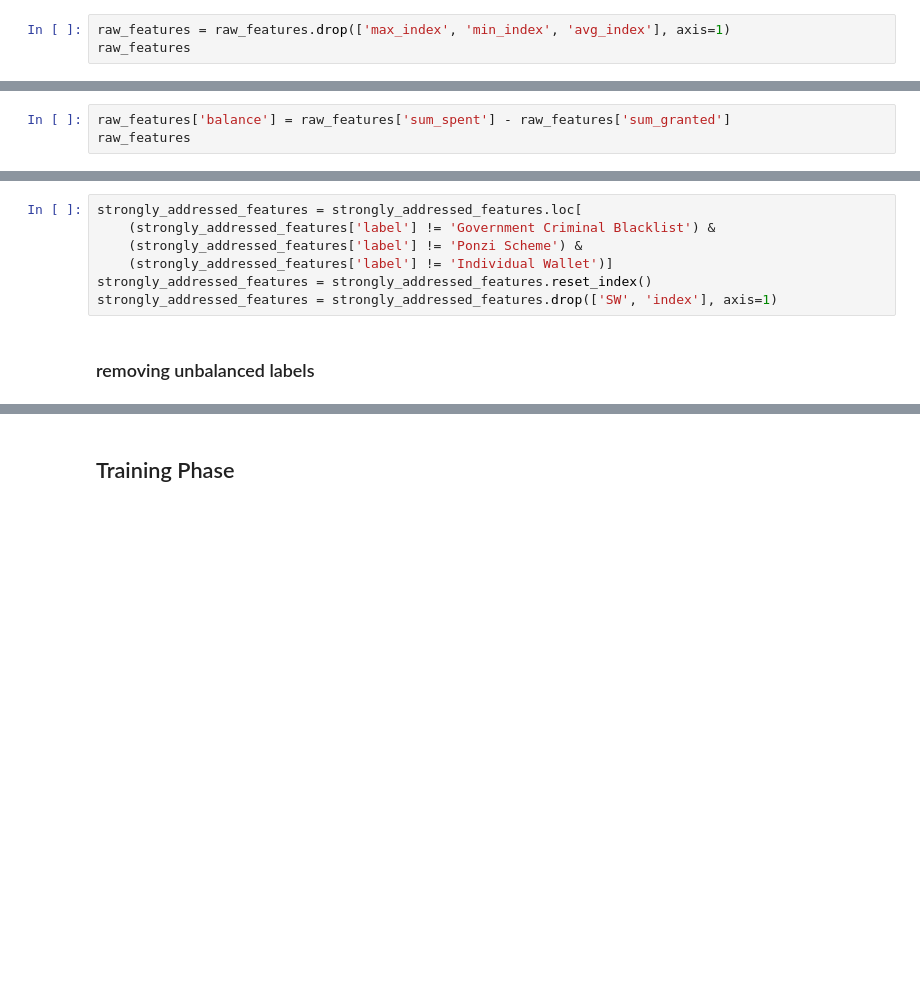
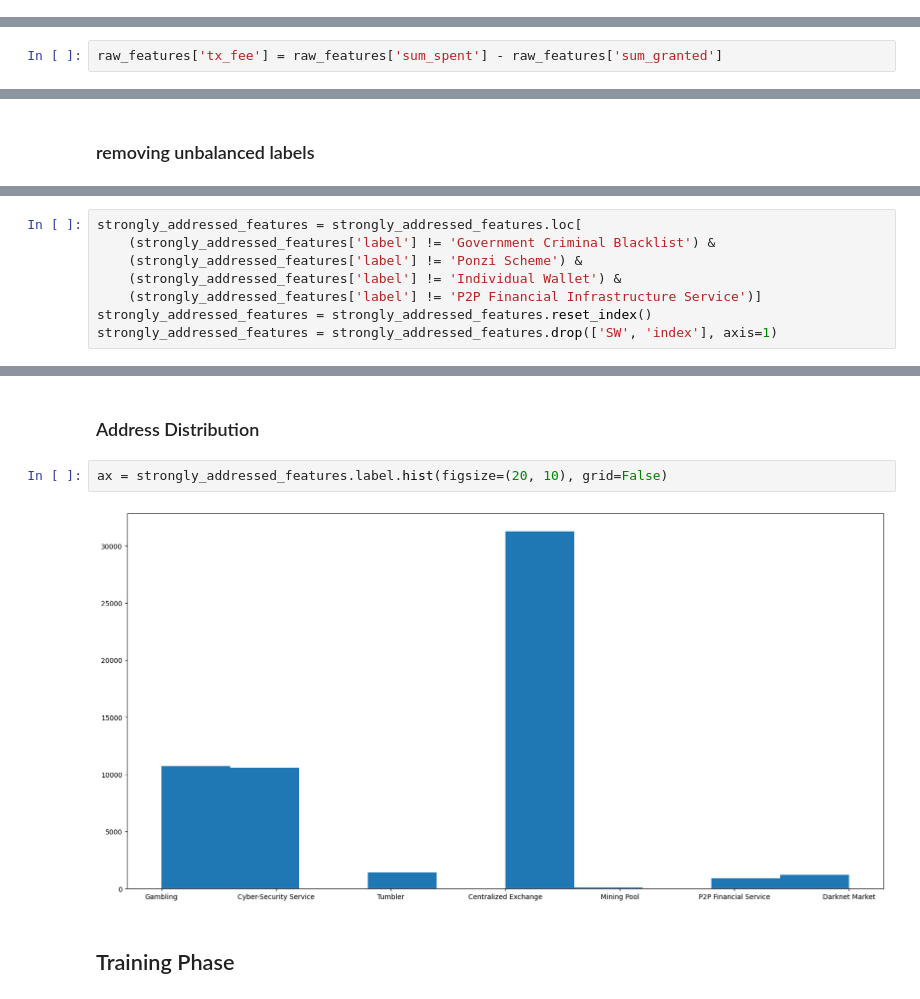
Before and after one commit to shayanhamidi2000/Address-classification-project, a Jupyter notebook: Data-Analysis.ipynb, the cells around one changed output, grey strips where cells are left out. Drawn from its saved outputs; the diff is of its cells as text; blank space fills up the shorter version.

```diff
--- a/Data-Analysis.ipynb
+++ b/Data-Analysis.ipynb
@@ -49,3 +32,0 @@ raw_features
-# %%
-raw_features = raw_features.drop(['max_index', 'min_index', 'avg_index'], axis=1)
-raw_features
@@ -68,3 +37,2 @@ raw_features
 # %%
-raw_features['balance'] = raw_features['sum_spent'] - raw_features['sum_granted']
-raw_features
+raw_features['tx_fee'] = raw_features['sum_spent'] - raw_features['sum_granted']
@@ -159,9 +105,2 @@ Name: label, dtype: int64
-# %%
-strongly_addressed_features = strongly_addressed_features.loc[
-    (strongly_addressed_features['label'] != 'Government Criminal Blacklist') &
-    (strongly_addressed_features['label'] != 'Ponzi Scheme') &
-    (strongly_addressed_features['label'] != 'Individual Wallet')]
-strongly_addressed_features = strongly_addressed_features.reset_index()
-strongly_addressed_features = strongly_addressed_features.drop(['SW', 'index'], axis=1)
 # %% [markdown]
 ### removing unbalanced labels
@@ -203 +107,9 @@ raw_features = raw_features.drop(['SW', 'index'], axis=1)
+# %%
+strongly_addressed_features = strongly_addressed_features.loc[
+    (strongly_addressed_features['label'] != 'Government Criminal Blacklist') &
+    (strongly_addressed_features['label'] != 'Ponzi Scheme') &
+    (strongly_addressed_features['label'] != 'Individual Wallet') &
+    (strongly_addressed_features['label'] != 'P2P Financial Infrastructure Service')]
+strongly_addressed_features = strongly_addressed_features.reset_index()
+strongly_addressed_features = strongly_addressed_features.drop(['SW', 'index'], axis=1)
 # %%
@@ -216,4 +125,10 @@ P2P Financial Infrastructure Service       29
 Name: label, dtype: int64
+# %% [markdown]
+### Address Distribution
+# %%
+ax = strongly_addressed_features.label.hist(figsize=(20, 10), grid=False)
+# %% [output]
+[figure, added]
 # %% [markdown]
 ## Training Phase
 # %%
```
Also changed, not shown: parts of 61 cells of this notebook, 3 other files.
